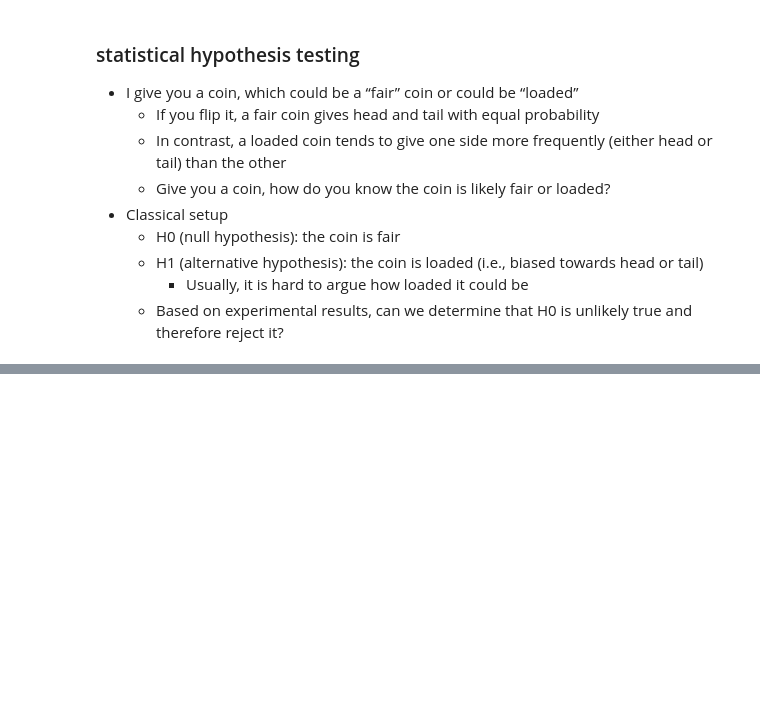
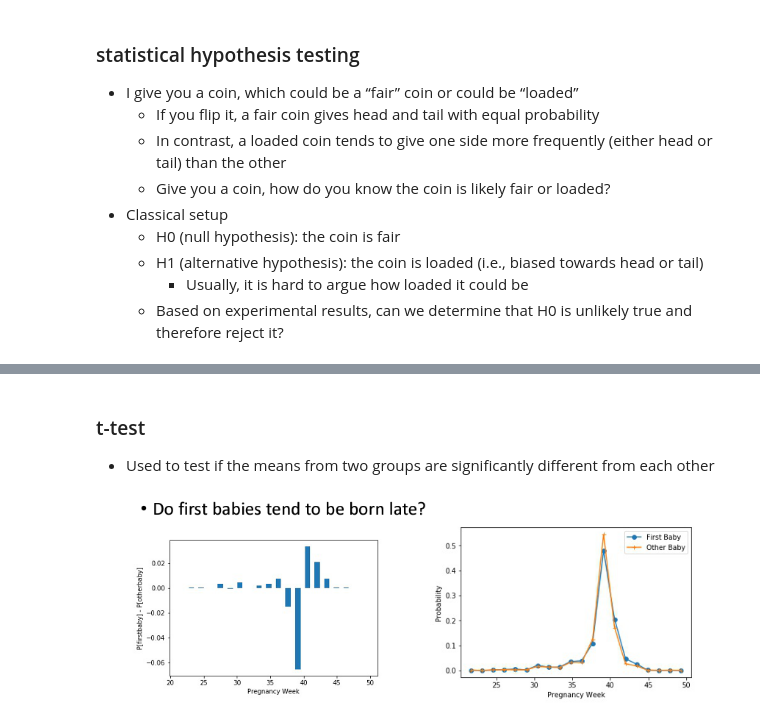
Before and after one commit to retrouvm/Code-Practice, a Jupyter notebook: Data_Science/lectures/lecture13.ipynb, the cells around one changed output, grey strips where cells are left out. Drawn from its saved outputs; the diff is of its cells as text; code cells hidden in the pictures; blank space fills up the shorter version.

```diff
--- a/Data_Science/lectures/lecture13.ipynb
+++ b/Data_Science/lectures/lecture13.ipynb
@@ -69,0 +95,7 @@ plt.show()
+# %% [markdown]
+### t-test
+* Used to test if the means from two groups are significantly different from each other
+# %%
+Image(filename=r"C:\Users\rmani\OneDrive\Pictures\ttest1.png")
+# %% [output]
+[figure, added]
```
Also changed, not shown: parts of 9 cells of this notebook, 1 other file.
